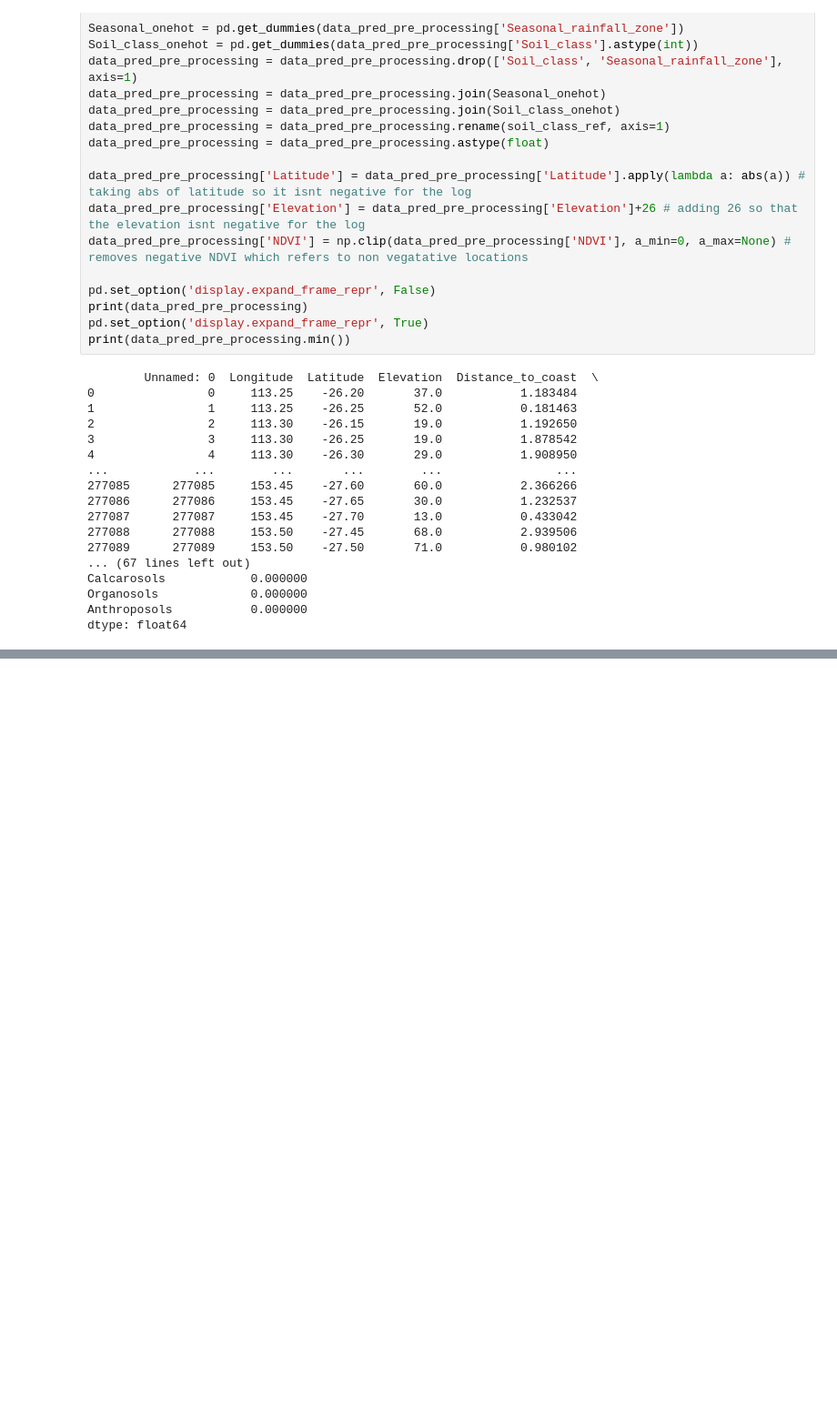
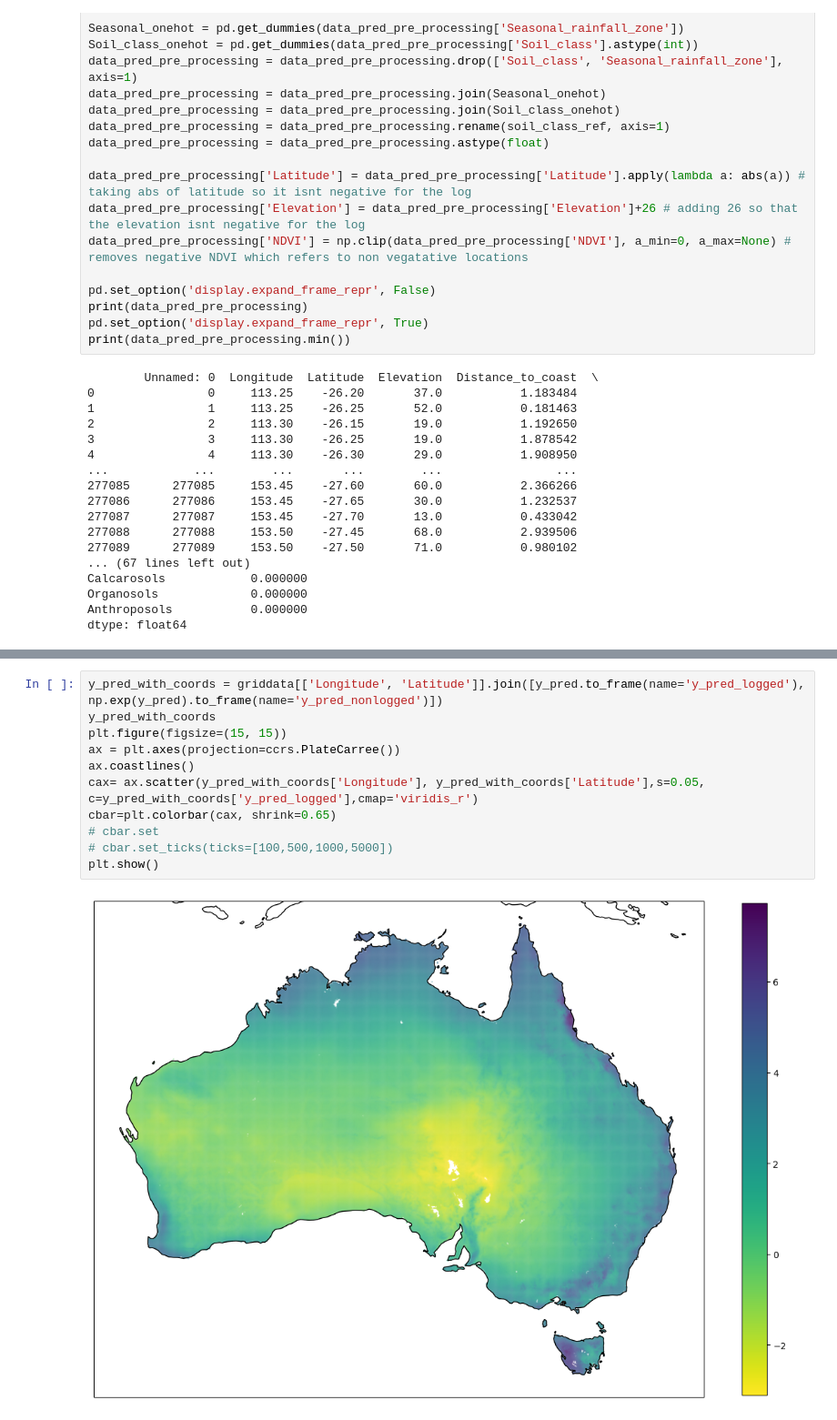
Before and after one commit to Matei-Stoica-Uni/Capstone-Case-Study---Australia, a Jupyter notebook: AUS_gw_recharge_capstonecasestudy.ipynb, the cells around one changed output, grey strips where cells are left out. Shown at 91% size. Drawn from its saved outputs; the diff is of its cells as text; blank space fills up the shorter version.

```diff
--- a/AUS_gw_recharge_capstonecasestudy.ipynb
+++ b/AUS_gw_recharge_capstonecasestudy.ipynb
@@ -847,0 +845,13 @@ dtype: object
+# %%
+y_pred_with_coords = griddata[['Longitude', 'Latitude']].join([y_pred.to_frame(name='y_pred_logged'), np.exp(y_pred).to_frame(name='y_pred_nonlogged')])
+y_pred_with_coords
+plt.figure(figsize=(15, 15))
+ax = plt.axes(projection=ccrs.PlateCarree())
+ax.coastlines()
+cax= ax.scatter(y_pred_with_coords['Longitude'], y_pred_with_coords['Latitude'],s=0.05, c=y_pred_with_coords['y_pred_logged'],cmap='viridis_r')
+cbar=plt.colorbar(cax, shrink=0.65)
+# cbar.set
+# cbar.set_ticks(ticks=[100,500,1000,5000])
+plt.show()
+# %% [output]
+[figure, added]
```
Also changed, not shown: parts of 6 cells of this notebook.
